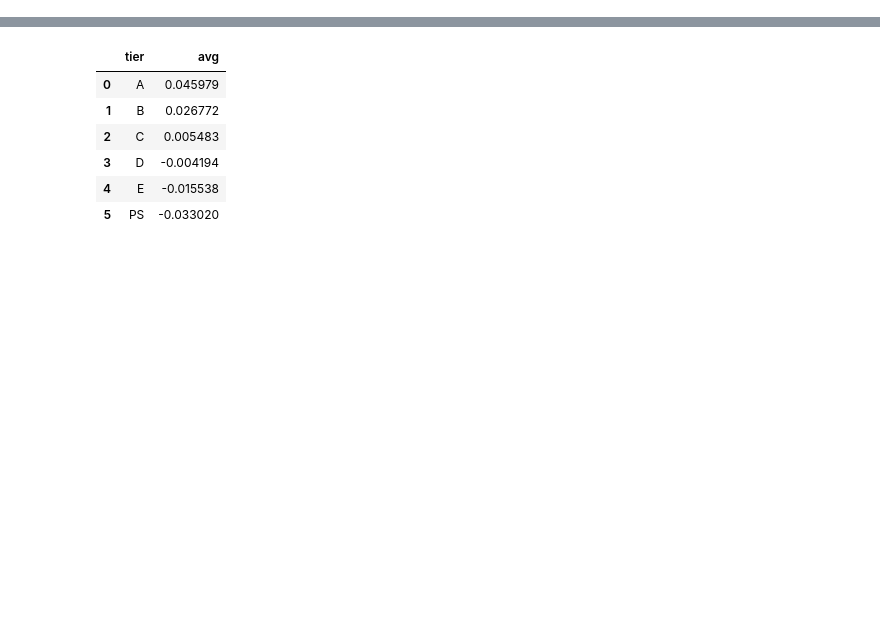
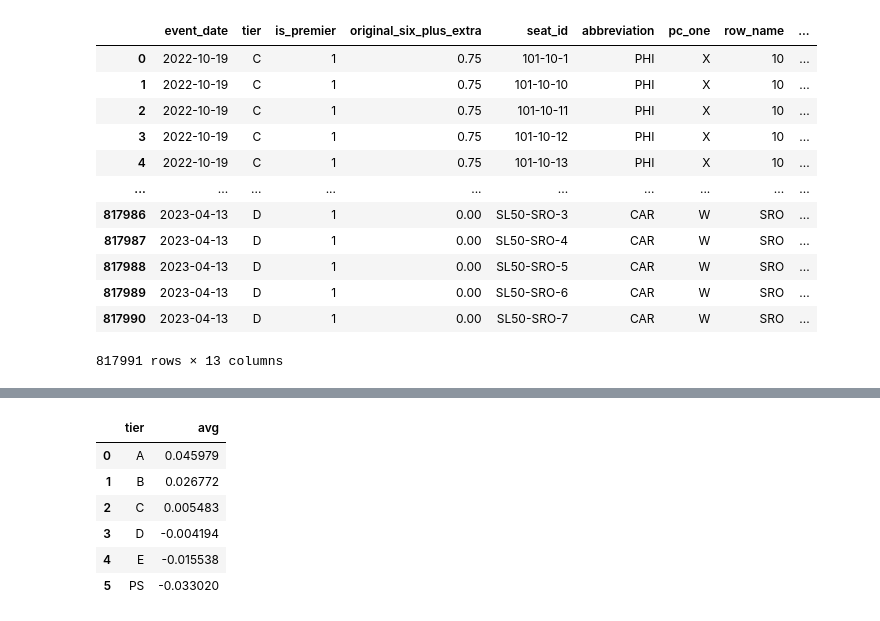
Before and after one commit to riffere-fla/pandas_party, a Jupyter notebook: ticket_revenue_model_2324.ipynb, the cells around one changed output, grey strips where cells are left out. Cells and saved outputs as stored; diff of their text form; code cells hidden in the pictures; blank space fills up the shorter version.

```diff
--- a/ticket_revenue_model_2324.ipynb
+++ b/ticket_revenue_model_2324.ipynb
@@ -107,5 +132,21 @@ q = """
     """
 
 df_2223 = FLA_Redshift(**rs_creds).query_warehouse(sql_string=q)
+# %%
+df_2223
+# %% [output]
+|  | event_date | tier | is_premier | original_six_plus_extra | seat_id | abbreviation | pc_one | row_name | ... |
+| 0 | 2022-10-19 | C | 1 | 0.75 | 101-10-1 | PHI | X | 10 | ... |
+| 1 | 2022-10-19 | C | 1 | 0.75 | 101-10-10 | PHI | X | 10 | ... |
+| 2 | 2022-10-19 | C | 1 | 0.75 | 101-10-11 | PHI | X | 10 | ... |
+| 3 | 2022-10-19 | C | 1 | 0.75 | 101-10-12 | PHI | X | 10 | ... |
+| 4 | 2022-10-19 | C | 1 | 0.75 | 101-10-13 | PHI | X | 10 | ... |
+| ... | ... | ... | ... | ... | ... | ... | ... | ... | ... |
+| 817986 | 2023-04-13 | D | 1 | 0.00 | SL50-SRO-3 | CAR | W | SRO | ... |
+| 817987 | 2023-04-13 | D | 1 | 0.00 | SL50-SRO-4 | CAR | W | SRO | ... |
+| 817988 | 2023-04-13 | D | 1 | 0.00 | SL50-SRO-5 | CAR | W | SRO | ... |
+| 817989 | 2023-04-13 | D | 1 | 0.00 | SL50-SRO-6 | CAR | W | SRO | ... |
+| 817990 | 2023-04-13 | D | 1 | 0.00 | SL50-SRO-7 | CAR | W | SRO | ... |
+817991 rows × 13 columns
 # %%
 df_2223['dow'] = [datetime.weekday(datetime.strptime(x, "%Y-%m-%d")) for x in df_2223['event_date']]
```
Also changed, not shown: parts of 9 cells of this notebook, 5 other files.
